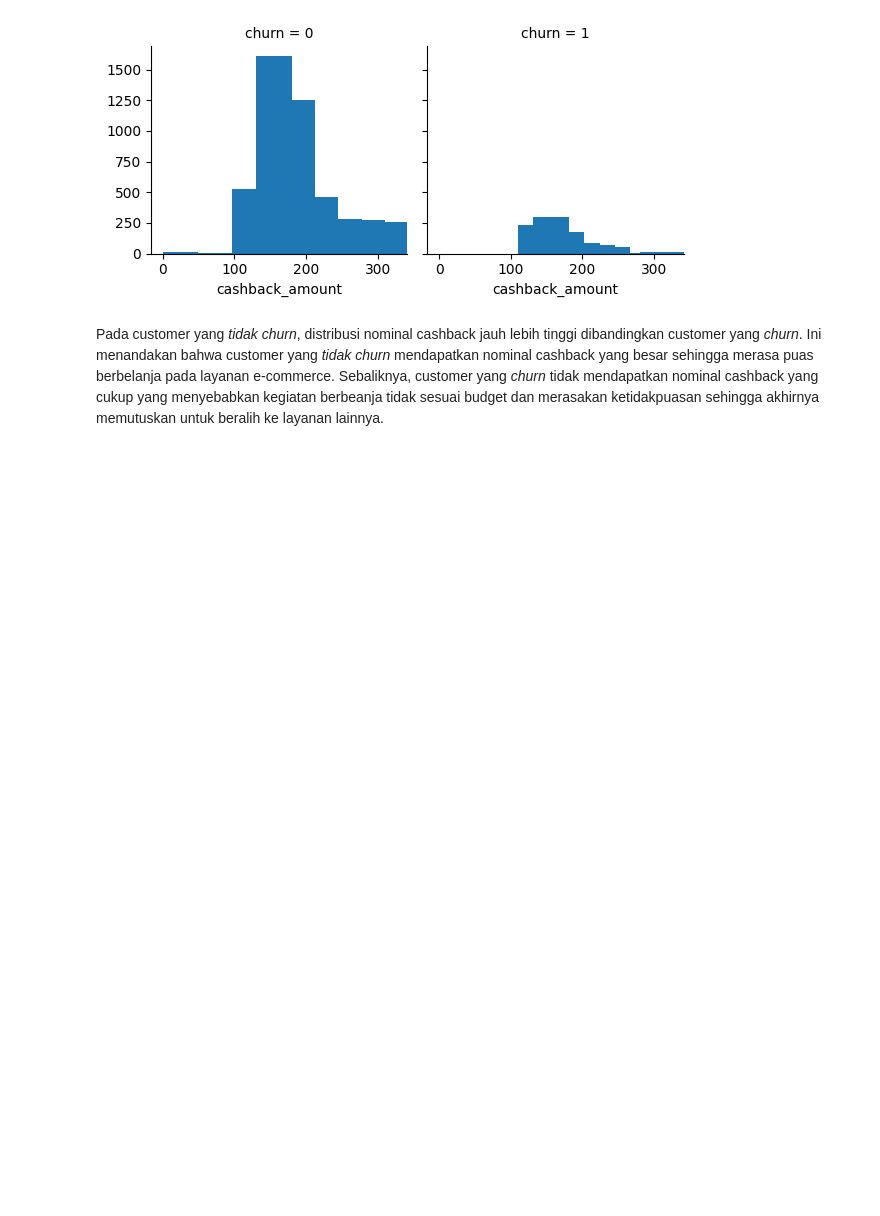
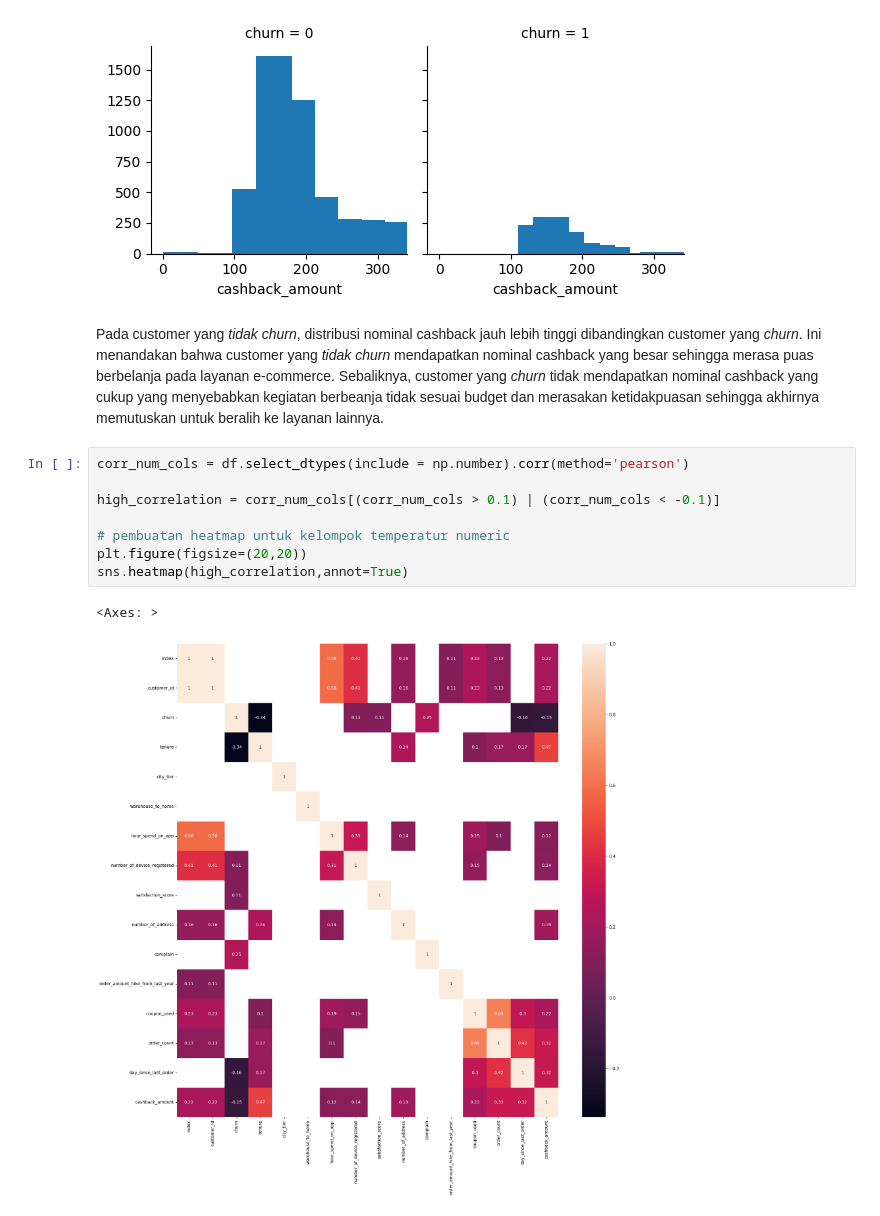
Before and after one commit to FTDS-assignment-bay/E-Commerce-Customer-Churn-Analysis-and-Prediction, a Jupyter notebook: modelling/modelling.ipynb, the cells around one changed output. Drawn from its saved outputs; the diff is of its cells as text; blank space fills up the shorter version.

```diff
--- a/modelling/modelling.ipynb
+++ b/modelling/modelling.ipynb
@@ -106,3 +149,14 @@ grid.add_legend()
 [figure]
 # %% [markdown]
 Pada customer yang *tidak churn*, distribusi nominal cashback jauh lebih tinggi dibandingkan customer yang *churn*. Ini menandakan bahwa customer yang *tidak churn* mendapatkan nominal cashback yang besar sehingga merasa puas berbelanja pada layanan e-commerce. Sebaliknya, customer yang *churn* tidak mendapatkan nominal cashback yang cukup yang menyebabkan kegiatan berbeanja tidak sesuai budget dan merasakan ketidakpuasan sehingga akhirnya memutuskan untuk beralih ke layanan lainnya.
+# %%
+corr_num_cols = df.select_dtypes(include = np.number).corr(method='pearson')
+
+high_correlation = corr_num_cols[(corr_num_cols > 0.1) | (corr_num_cols < -0.1)]
+
+# pembuatan heatmap untuk kelompok temperatur numeric
+plt.figure(figsize=(20,20))
+sns.heatmap(high_correlation,annot=True)
+# %% [output]
+<Axes: >
+[figure, added]
```
Also changed, not shown: parts of 97 cells of this notebook.
